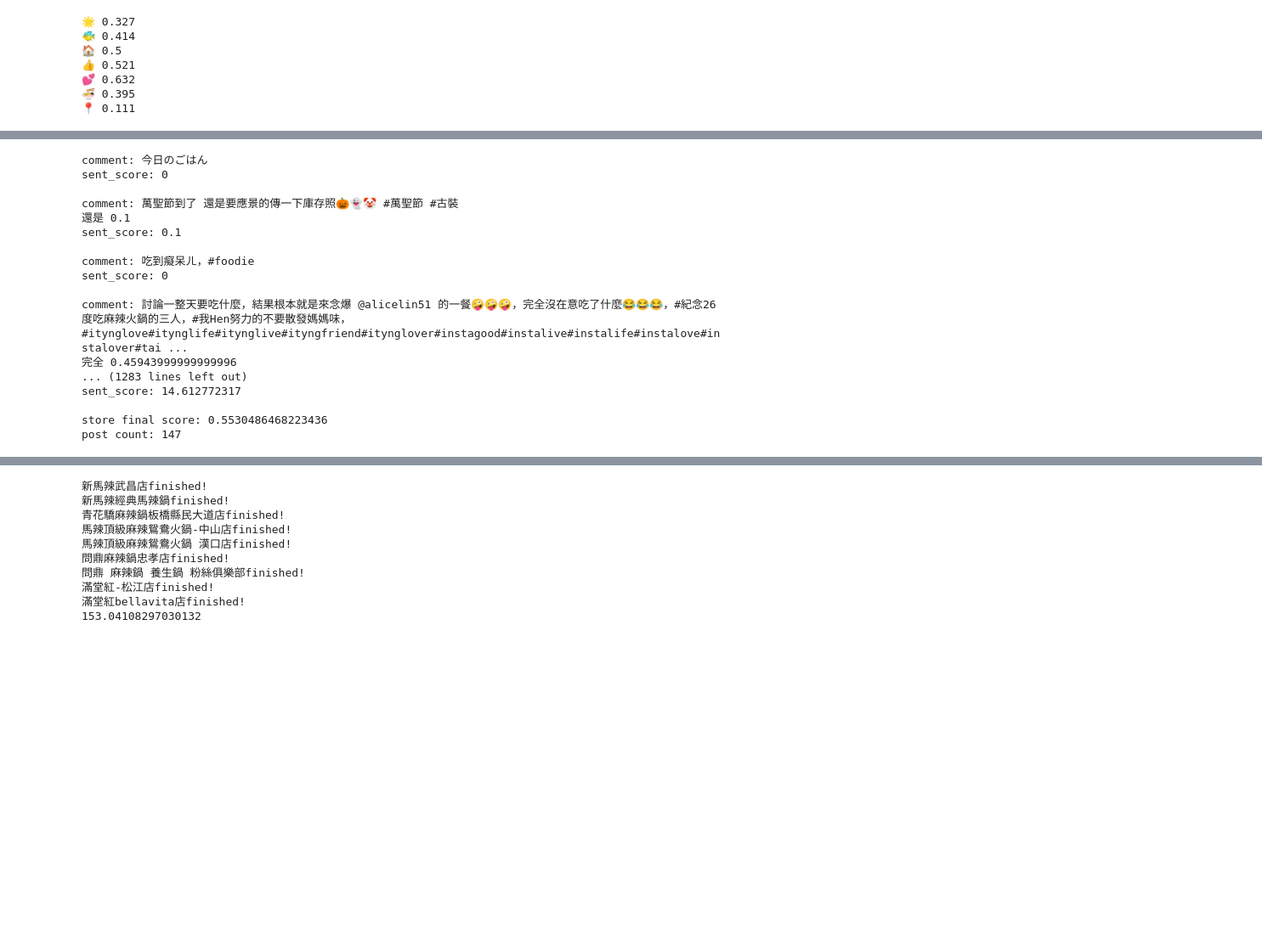
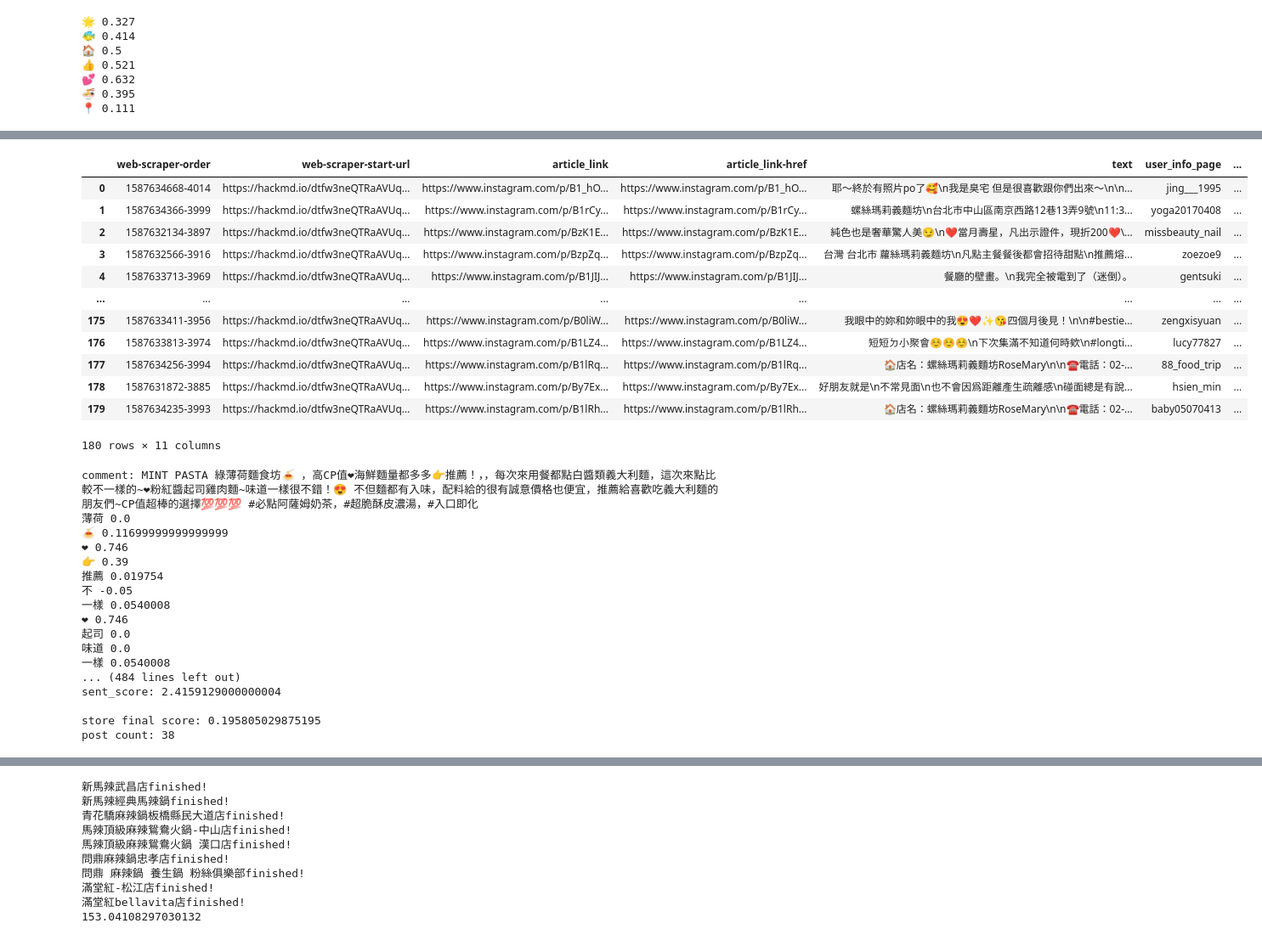
Before and after one commit to r07725012/Thesis_backup, a Jupyter notebook: sentiment_analysis.ipynb, the cells around one changed output, grey strips where cells are left out. Shown at 85% size. Drawn from its saved outputs; the diff is of its cells as text; code cells hidden in the pictures; blank space fills up the shorter version.

```diff
--- a/sentiment_analysis.ipynb
+++ b/sentiment_analysis.ipynb
@@ -314,14 +369,35 @@ Name: text, dtype: object
+# %%
+articles
+# %% [output]
+|  | web-scraper-order | web-scraper-start-url | article_link | article_link-href | text | user_info_page | ... |
+| 0 | 1587634668-4014 | https://hackmd.io/dtfw3neQTRaAVUq... | https://www.instagram.com/p/B1_hO... | https://www.instagram.com/p/B1_hO... | 耶～終於有照片po了🥰\n我是臭宅 但是很喜歡跟你們出來～\n\n... | jing___1995 | ... |
+| 1 | 1587634366-3999 | https://hackmd.io/dtfw3neQTRaAVUq... | https://www.instagram.com/p/B1rCy... | https://www.instagram.com/p/B1rCy... | 螺絲瑪莉義麵坊\n台北市中山區南京西路12巷13弄9號\n11:3... | yoga20170408 | ... |
+| 2 | 1587632134-3897 | https://hackmd.io/dtfw3neQTRaAVUq... | https://www.instagram.com/p/BzK1E... | https://www.instagram.com/p/BzK1E... | 純色也是奢華驚人美😏\n❤️當月壽星，凡出示證件，現折200❤️\... | missbeauty_nail | ... |
+| 3 | 1587632566-3916 | https://hackmd.io/dtfw3neQTRaAVUq... | https://www.instagram.com/p/BzpZq... | https://www.instagram.com/p/BzpZq... | 台灣 台北市 蘿絲瑪莉義麵坊\n凡點主餐餐後都會招待甜點\n推薦熔... | zoezoe9 | ... |
+| 4 | 1587633713-3969 | https://hackmd.io/dtfw3neQTRaAVUq... | https://www.instagram.com/p/B1JIJ... | https://www.instagram.com/p/B1JIJ... | 餐廳的壁畫。\n我完全被電到了（迷倒）。 | gentsuki | ... |
+| ... | ... | ... | ... | ... | ... | ... | ... |
+| 175 | 1587633411-3956 | https://hackmd.io/dtfw3neQTRaAVUq... | https://www.instagram.com/p/B0liW... | https://www.instagram.com/p/B0liW... | 我眼中的妳和妳眼中的我😍❤️✨😘四個月後見！\n\n#bestie... | zengxisyuan | ... |
+| 176 | 1587633813-3974 | https://hackmd.io/dtfw3neQTRaAVUq... | https://www.instagram.com/p/B1LZ4... | https://www.instagram.com/p/B1LZ4... | 短短ㄉ小聚會☺️☺️☺️\n下次集滿不知道何時欸\n#longti... | lucy77827 | ... |
+| 177 | 1587634256-3994 | https://hackmd.io/dtfw3neQTRaAVUq... | https://www.instagram.com/p/B1lRq... | https://www.instagram.com/p/B1lRq... | 🏠店名：螺絲瑪莉義麵坊RoseMary﻿\n﻿\n☎️電話：02-... | 88_food_trip | ... |
+| 178 | 1587631872-3885 | https://hackmd.io/dtfw3neQTRaAVUq... | https://www.instagram.com/p/By7Ex... | https://www.instagram.com/p/By7Ex... | 好朋友就是\n不常見面\n也不會因爲距離產生疏離感\n碰面總是有說... | hsien_min | ... |
+| 179 | 1587634235-3993 | https://hackmd.io/dtfw3neQTRaAVUq... | https://www.instagram.com/p/B1lRh... | https://www.instagram.com/p/B1lRh... | 🏠店名：螺絲瑪莉義麵坊﻿RoseMary\n﻿\n☎️電話：02-... | baby05070413 | ... |
+180 rows × 11 columns
 # %%
 #====== cal one store rating ======
 
 #====== update senti_dict & jieba_dict ======
-slef_extend_senti_dict(word_senti_score)
+self_extend_senti_dict(word_senti_score)
 jieba.load_userdict('dataset/dic_trad/self_define_dict.txt') # load self-define dict
 
 
 # get articles, followers
-fileName = 'hotpot/article_問鼎麻辣鍋忠孝店' # 147
+fileName = 'pasta/article_MINT Pasta 義大利麵' #
+# fileName = 'pasta/article_螺絲瑪莉義麵坊' # 168
+# fileName = 'pasta/article_村口微光' # 180
 
+
+# fileName = 'hotpot/article_問鼎麻辣鍋忠孝店' # 147
+# fileName = 'hotpot/article_滿堂紅bellavita店_松江店' # 101
 
 
 
@@ -349,25 +425,25 @@ print('\nstore final score:',store_rating) # weight: likes
 print('post count:',len(all_comments_scores))
 
 # output ramen rating
-output_csv('ramen_rating.csv', [[fileName, store_rating]], 'a+')
+# output_csv('ramen_rating.csv', [[fileName, store_rating]], 'a+')
 # %% [output]
-comment: 今日のごはん
-sent_score: 0
+comment: MINT PASTA 綠薄荷麵食坊🍝 ，高CP值❤海鮮麵量都多多👉推薦！，，每次來用餐都點白醬類義大利麵，這次來點比較不一樣的~❤粉紅醬起司雞肉麵~味道一樣很不錯！😍 不但麵都有入味，配料給的很有誠意價格也便宜，推薦給喜歡吃義大利麵的朋友們~CP值超棒的選擇💯💯💯 #必點阿薩姆奶茶，#超脆酥皮濃湯，#入口即化
+薄荷 0.0
+🍝 0.11699999999999999
+❤ 0.746
+👉 0.39
+推薦 0.019754
+不 -0.05
+一樣 0.0540008
+❤ 0.746
+起司 0.0
+味道 0.0
+一樣 0.0540008
+... (484 lines left out)
+sent_score: 2.4159129000000004
 
-comment: 萬聖節到了 還是要應景的傳一下庫存照🎃👻🤡 #萬聖節 #古裝
-還是 0.1
-sent_score: 0.1
-
-comment: 吃到癡呆ㄦ，#foodie
-sent_score: 0
-
-comment: 討論一整天要吃什麼，結果根本就是來念爆 @alicelin51 的一餐🤪🤪🤪，完全沒在意吃了什麼😂😂😂，#紀念26度吃麻辣火鍋的三人，#我Hen努力的不要散發媽媽味，#itynglove#itynglife#itynglive#ityngfriend#itynglover#instagood#instalive#instalife#instalove#instalover#tai ...
-完全 0.45943999999999996
-... (1283 lines left out)
-sent_score: 14.612772317
-
-store final score: 0.5530486468223436
-post count: 147
+store final score: 0.195805029875195
+post count: 38
 # %%
 #====== MSE ======
 # input store name: [a,b,c]
```
Also changed, not shown: parts of 27 cells of this notebook.
